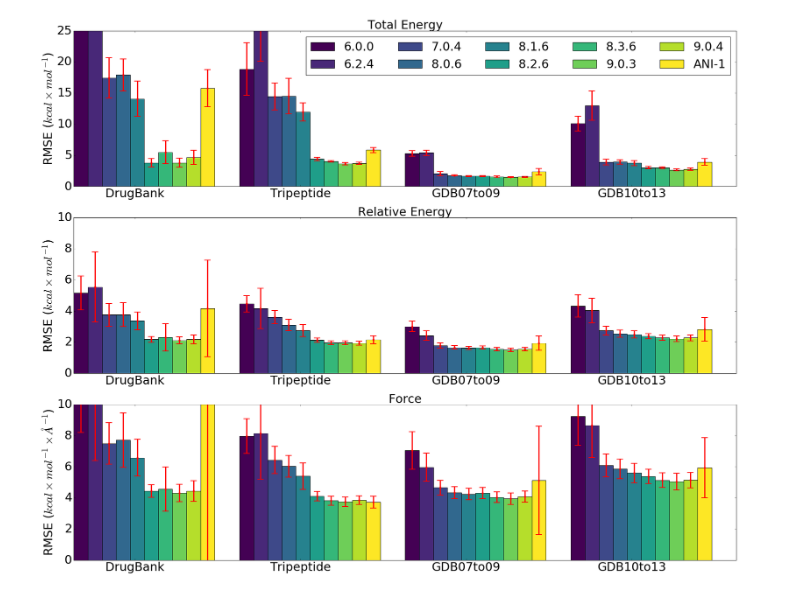
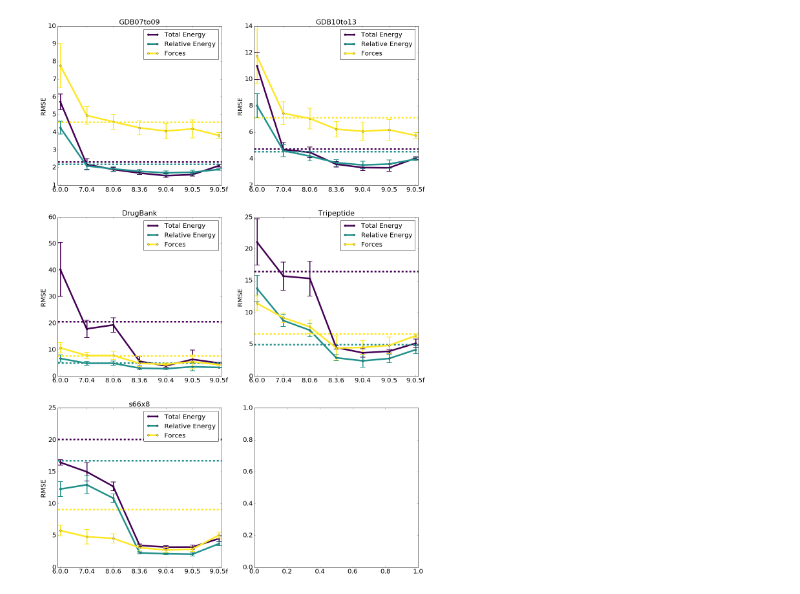
Before and after one commit to Jussmith01/ANI-Tools, a Jupyter notebook: notebooks/evaluate_tsdata.ipynb, the cells around one changed output. Cells and saved outputs as stored; diff of their text form; code cells hidden in the pictures.

```diff
--- a/notebooks/evaluate_tsdata.ipynb
+++ b/notebooks/evaluate_tsdata.ipynb
@@ -56,17 +67,18 @@ eed.generate_correlation_plot('9.0.4','DrugBank','Fani','Fdft')
 # %%
-#eed.plot_2d_error("6.0.0", "DrugBank", maxstd=100.0)
-eed.plot_bar_propsbynet([('Total Energy',r'RMSE ($kcal \times mol^{-1}$)','Eani','Edft',[0.0,25.0]),
-                         ('Relative Energy',r'RMSE ($kcal \times mol^{-1}$)','dEani', 'dEdft',[0.0,10.0]),
-                         ('Force',r'RMSE ($kcal \times mol^{-1} \times \AA^{-1}$)','Fani', 'Fdft',[0.0,10.0])],
-                        ['DrugBank', 'Tripeptide', 'GDB07to09', 'GDB10to13'],
-                        fontsize=30, bbox_to_anchor=(1.0, 1.0), figsize=(40.0, 32.0), ncol=5, errortype='RMSE')
+#eed.plot_bar_propsbynet([('Total Energy',r'RMSE ($kcal \times mol^{-1}$)','Eani','Edft',[0.0,23.0]),
+#                         ('Relative Energy',r'RMSE ($kcal \times mol^{-1}$)','dEani', 'dEdft',[0.0,12.0]),
+#                         ('Force',r'RMSE ($kcal \times mol^{-1} \times \AA^{-1}$)','Fani', 'Fdft',[0.0,10.0])],
+#                         ['GDB07to09', 'GDB10to13', 'DrugBank', 'Tripeptide', 's66x8'],
+#                         ntwks=['6.0.0','7.0.4','8.0.6','8.3.6','9.0.4','ANI-1'],
+#                         fontsize=30, bbox_to_anchor=(0.3, 1.0), figsize=(40.0, 32.0), ncol=2, errortype='RMSE')
-# %% [output]
-[figure, removed]
 # %%
-#eed.plot_bar_propsbynet([('Total Energy',r'MAE ($kcal \times mol^{-1}$)','Eani','Edft'),
-#                         ('Relative Energy',r'MAE ($kcal \times mol^{-1}$)','dEani', 'dEdft'),
-#                         ('Force',r'MAE ($kcal \times mol^{-1} \times \AA^{-1}$)','Fani', 'Fdft')],
-#                        ['DrugBank', 'Tripeptide', 'GDB07to09', 'GDB10to13'],
-#                        fontsize=30, bbox_to_anchor=(1.0, 1.0), figsize=(40.0, 32.0), ncol=5, errortype='MAE')
+eed.plot_error_by_net([('Total Energy',r'RMSE ($kcal \times mol^{-1}$)','Eani','Edft'),
+                       ('Relative Energy',r'RMSE ($kcal \times mol^{-1}$)','dEani','dEdft'),
+                       ('Forces',r'RMSE ($kcal \times mol^{-1}$)','Fani','Fdft'),],
+                         ['GDB07to09', 'GDB10to13', 'DrugBank', 'Tripeptide', 's66x8'],
+                         ntwks=['6.0.0','7.0.4','8.0.6','8.3.6','9.0.4','9.0.5','9.0.5f','ANI-1'],
+                         fontsize=20, bbox_to_anchor=(1.0, 1.0), figsize=(20.0, 30.0), ncol=1, errortype='RMSE')
+# %% [output]
+[figure, added]
 # %%
 #eed.generate_violin_distribution('GDB10to13')
```
Also changed, not shown: parts of 5 cells of this notebook, 12 other files.
